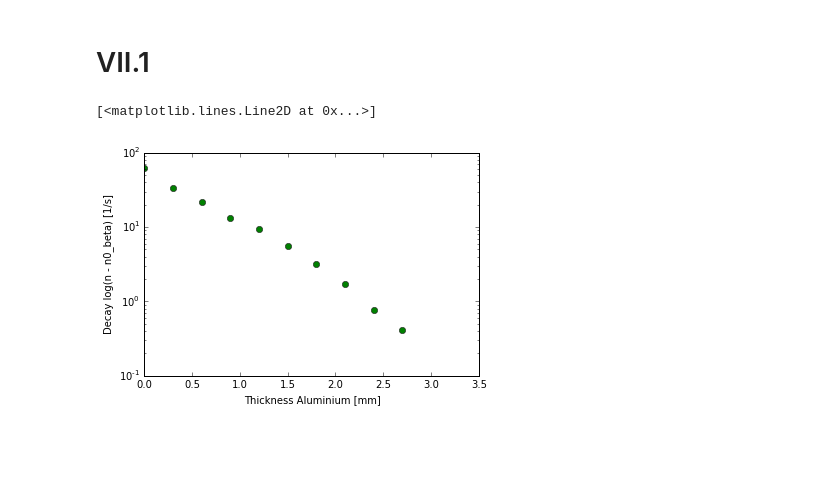
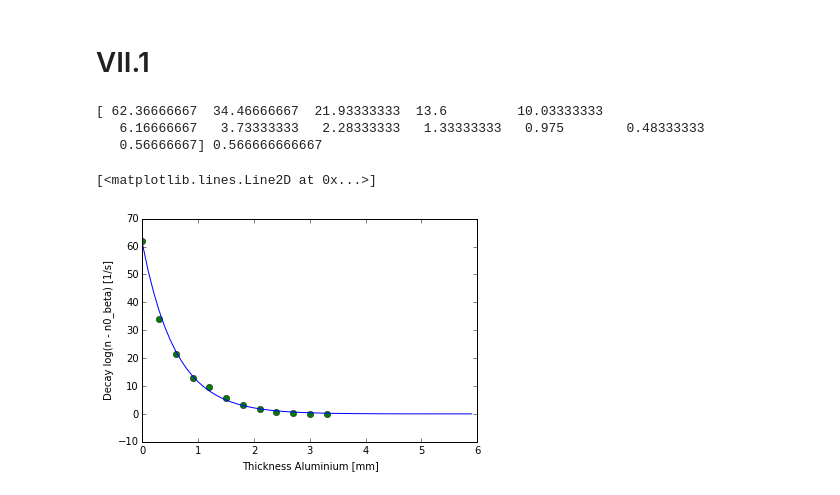
Before and after one commit to krauthex/AP2.2, a Jupyter notebook: v253/v253.ipynb, the cells around one changed output. Drawn from its saved outputs; the diff is of its cells as text; code cells hidden in the pictures; blank space fills up the shorter version.

```diff
--- a/v253/v253.ipynb
+++ b/v253/v253.ipynb
@@ -19,7 +19,7 @@ VII.1
 ## reading in the data from the first file
 ## keep in mind, that the first row is skipped by the function
 
-number, thickness, decays, duration = v253.load_data('absorption_beta_alu.data', 4)
+number, thickness, decays, duration = v253.load_data('.data/absorption_beta_alu.data', 4)
 # %%
 ## the last measurement is the background noise
 
@@ -30,17 +30,24 @@ n0_beta = decays[-1]/duration[-1]
 thickness = thickness[:12]
 duration = duration[:12]
 decays = decays[:12]
+
+print( decays/duration, n0_beta)
+# %% [output]
+[ 62.36666667  34.46666667  21.93333333  13.6         10.03333333
+   6.16666667   3.73333333   2.28333333   1.33333333   0.975        0.48333333
+   0.56666667] 0.566666666667
 # %%
 ## now we will plot (n - n0_beta) in a log-lin plot against the thickness
 
 
-plt.yscale('log')
+plt.yscale('linear')
 plt.xlabel('Thickness Aluminium [mm]')
 plt.ylabel('Decay log(n - n0_beta) [1/s]')
 plt.plot(thickness, decays/duration - n0_beta, 'go')
+plt.plot(thickness_extra, decay_thickness_fit(thickness_extra, fitParams[0], fitParams[1]))
 # %% [output]
 [<matplotlib.lines.Line2D at 0x...>]
-[figure, old version]
+[figure, new version]
 # %%
 ## now we will use these values and extrapolate the curve
 ## firstly we need more thickness values
```
Also changed, not shown: parts of 6 cells of this notebook, 1 other file.
